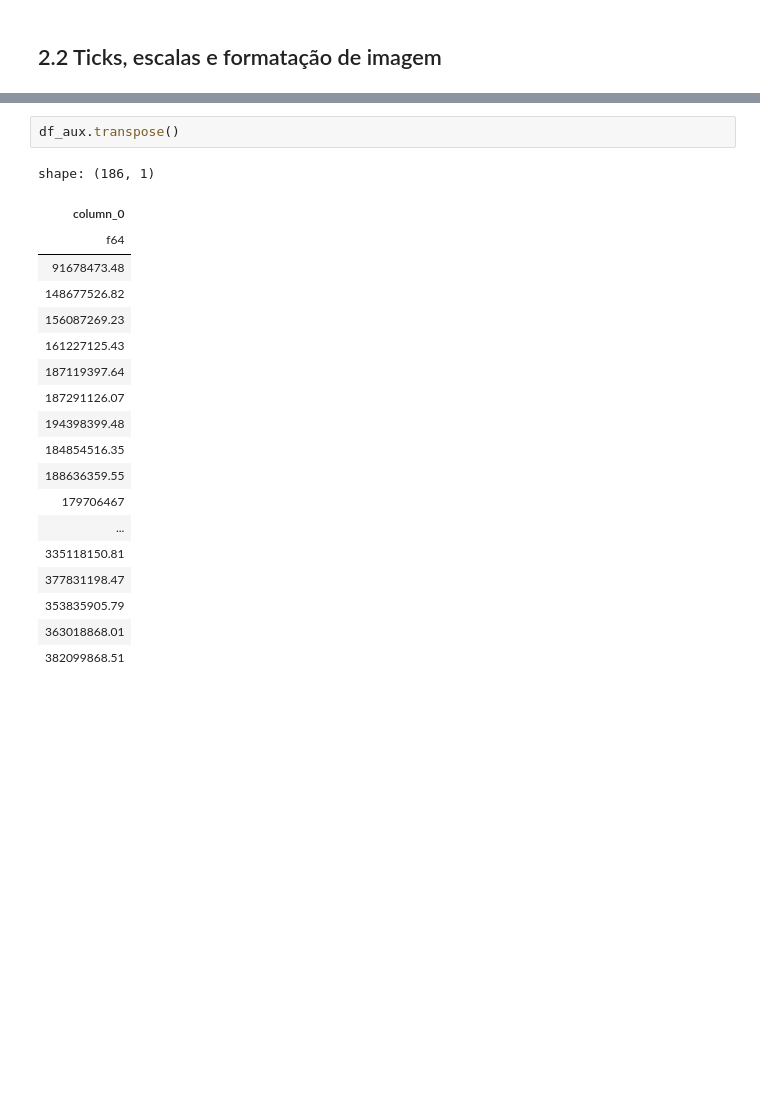
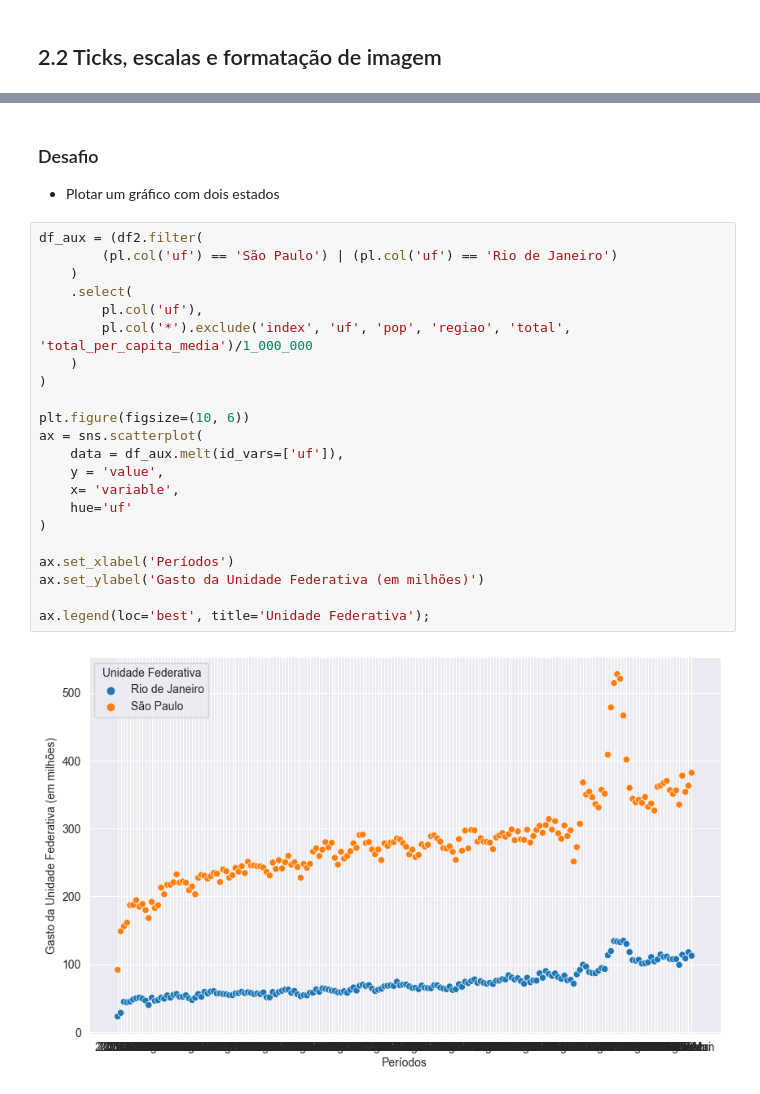
Before and after one commit to z-fab/postech-data-analytics, a Jupyter notebook: f1-data-analysis/m2-visualizacao-dados/producao_hospitalar_v2.ipynb, the cells around one changed output, grey strips where cells are left out. Cells and saved outputs as stored; diff of their text form; blank space fills up the shorter version.

```diff
--- a/f1-data-analysis/m2-visualizacao-dados/producao_hospitalar_v2.ipynb
+++ b/f1-data-analysis/m2-visualizacao-dados/producao_hospitalar_v2.ipynb
@@ -300,23 +300,28 @@ sns.scatterplot(
 [figure]
-# %%
-df_aux.transpose()
-# %% [output]
-shape: (186, 1)
-| column_0 |
-| f64 |
-| 91678473.48 |
-| 148677526.82 |
-| 156087269.23 |
-| 161227125.43 |
-| 187119397.64 |
-| 187291126.07 |
-| 194398399.48 |
-| 184854516.35 |
-| 188636359.55 |
-| 179706467 |
-| ... |
-| 335118150.81 |
-| 377831198.47 |
-| 353835905.79 |
-| 363018868.01 |
-| 382099868.51 |
+# %% [markdown]
+### Desafio
+- Plotar um gráfico com dois estados
+# %%
+df_aux = (df2.filter(
+        (pl.col('uf') == 'São Paulo') | (pl.col('uf') == 'Rio de Janeiro')
+    )
+    .select(
+        pl.col('uf'),
+        pl.col('*').exclude('index', 'uf', 'pop', 'regiao', 'total', 'total_per_capita_media')/1_000_000
+    )
+)
+
+plt.figure(figsize=(10, 6))
+ax = sns.scatterplot(
+    data = df_aux.melt(id_vars=['uf']),
+    y = 'value',
+    x= 'variable',
+    hue='uf'
+)
+
+ax.set_xlabel('Períodos')
+ax.set_ylabel('Gasto da Unidade Federativa (em milhões)')
+
+ax.legend(loc='best', title='Unidade Federativa');
+# %% [output]
+[figure, added]
```
Also changed, not shown: parts of 11 cells of this notebook.
